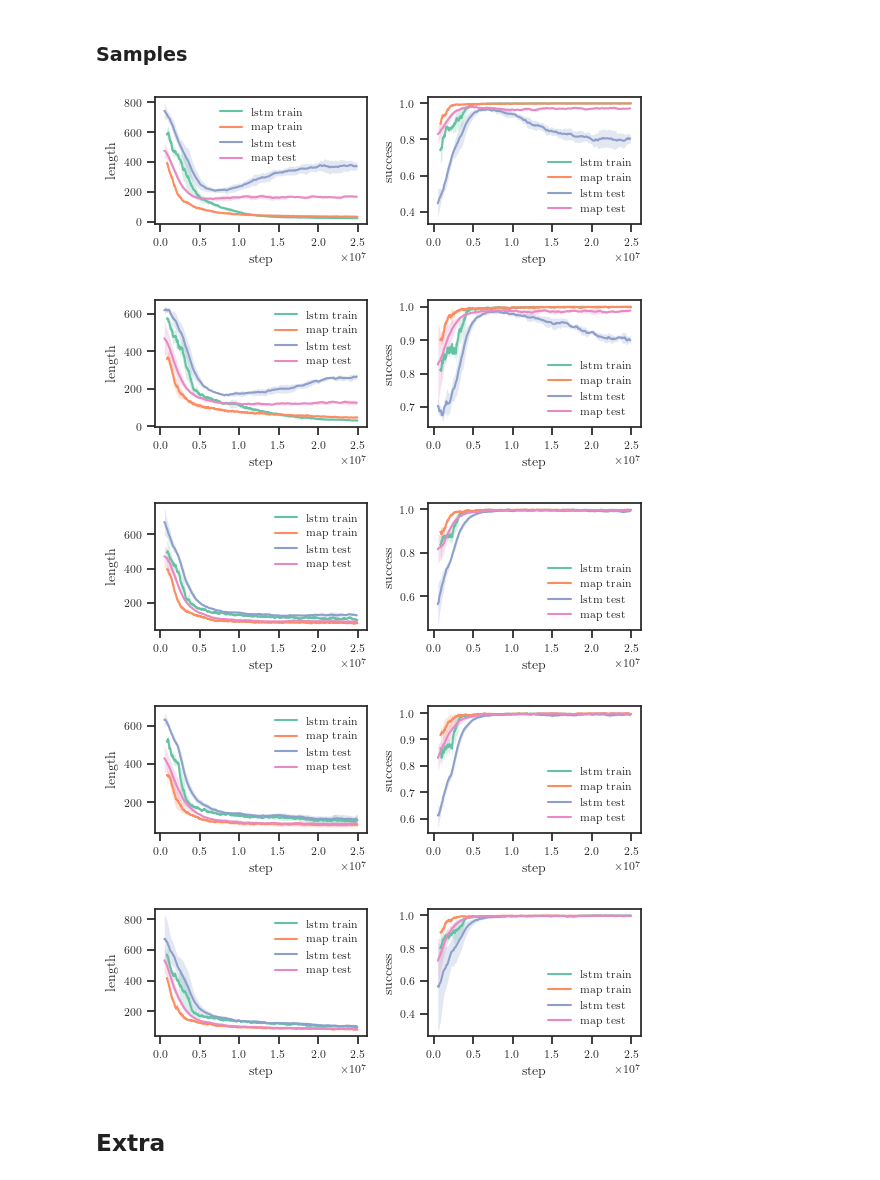
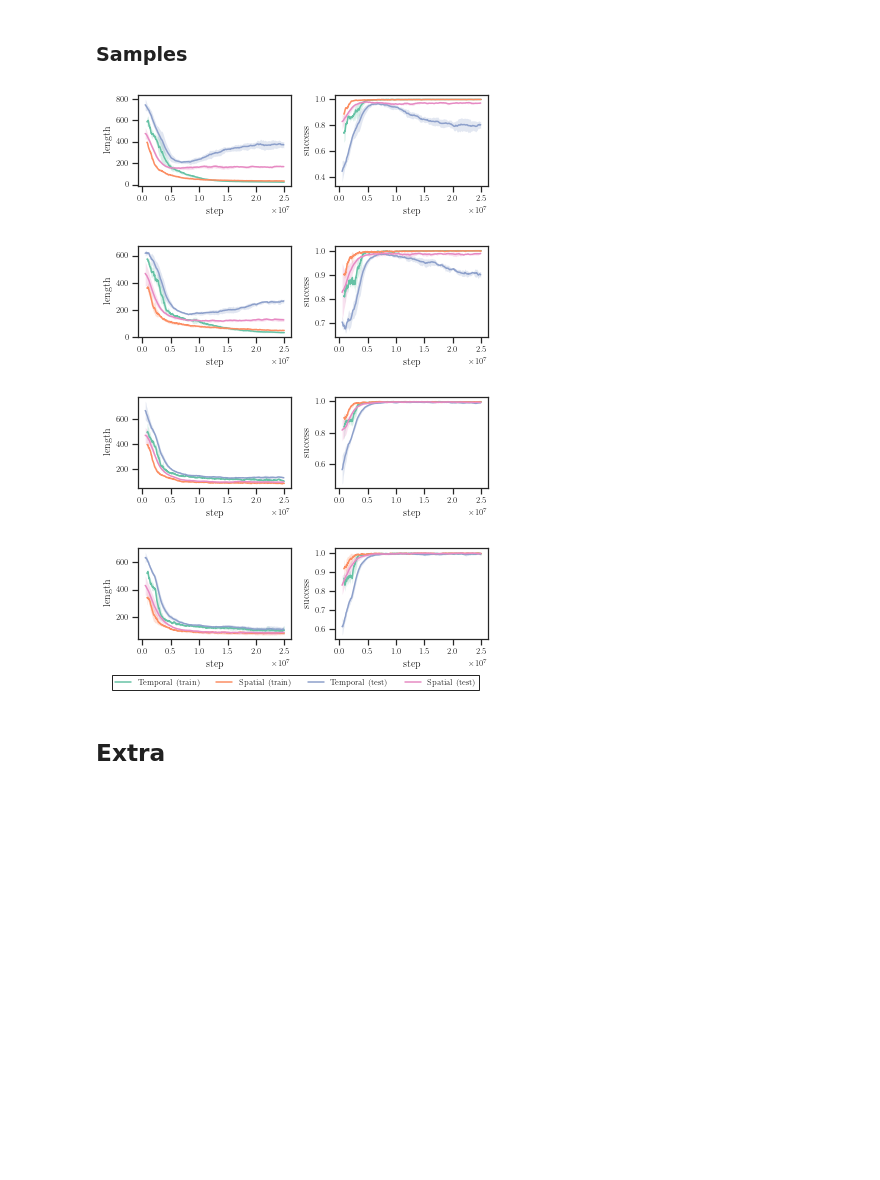
Before and after one commit to fumlig/visualsearch, a Jupyter notebook: plot.ipynb, the cells around one changed output. Saved outputs shown, nothing was run; the diff lists cells and outputs as text; code cells hidden in the pictures; blank space fills up the shorter version.

```diff
--- a/plot.ipynb
+++ b/plot.ipynb
@@ -300,8 +317,8 @@ for environment in environments:
     fig, ax = plt.subplots(figsize=figsize(width=TEXTWIDTH_IN))
 
     data = {
-        "lstm": [f"results/{environment}/lstm/{seed}/train.csv" for seed in seeds],
-        "map": [f"results/{environment}/map/{seed}/train.csv" for seed in seeds],
+        r"Temporal ($\textrm{RNN}_\textrm{lstm}$)": [f"results/{environment}/lstm/{seed}/train.csv" for seed in seeds],
+        r"Spatial ($\textrm{RNN}_\textrm{map}$)": [f"results/{environment}/map/{seed}/train.csv" for seed in seeds],
     }
 
     for label, csv_files in data.items():
@@ -367,12 +391,12 @@ shapes = [10, 15, 20]
 fields = ["length", "success"]
 seeds = [0, 1, 2, 3]
 
-for shape in shapes:
+for i, shape in enumerate(shapes):
     fig, axs = plt.subplots(1, 2, figsize=figsize(width=TEXTWIDTH_IN, ratio=0.4))
 
     data = {
-        "lstm": [f"results/shape/lstm/{shape}/{seed}/train.csv" for seed in seeds],
-        "map": [f"results/shape/map/{shape}/{seed}/train.csv" for seed in seeds],
+        r"Temporal": [f"results/shape/lstm/{shape}/{seed}/train.csv" for seed in seeds],
+        r"Spatial": [f"results/shape/map/{shape}/{seed}/train.csv" for seed in seeds],
     }
 
     for ax, field in zip(axs, fields):
@@ -382,9 +406,12 @@ for shape in shapes:
 
         ax.set_xlabel("step")
         ax.set_ylabel(field)
-        ax.legend(frameon=False)
 
-    #fig.suptitle(fr"${shape} \times {shape}$ search space")
+    if i == len(shapes) - 1:
+        handles, labels = plt.gca().get_legend_handles_labels()
+        by_label = dict(zip(labels, handles))
+        fig.legend(by_label.values(), by_label.keys(), ncol=len(shapes), loc="lower center", bbox_to_anchor=(0.5, -0.1))
+
     fig.tight_layout()
-    fig.savefig(figpath(f"shape-{shape}"))
+    fig.savefig(figpath(f"shape-{shape}"), bbox_inches="tight")
 # %% [output]
@@ -396,45 +423,50 @@ for shape in shapes:
 # %%
 timesteps = int(25e6)
 fields = ["length", "success"]
 seeds = range(3)
-samples = [500, 1000, 5000, 10000, "null"]
+samples = [500, 1000, 5000, 10000]
 
-for sample in samples:
+
+for i, sample in enumerate(samples):
+
     fig, axs = plt.subplots(1, 2, figsize=figsize(width=TEXTWIDTH_IN, ratio=0.35))
 
     train_data = {
-        "lstm train": [f"results/sample/lstm/{sample}/{seed}/train.csv" for seed in seeds],
-        "map train": [f"results/sample/map/{sample}/{seed}/train.csv" for seed in seeds],
+        "Temporal (train)": [f"results/sample/lstm/{sample}/{seed}/train.csv" for seed in seeds],
+        "Spatial (train)": [f"results/sample/map/{sample}/{seed}/train.csv" for seed in seeds],
     }
 
     test_data = {
-        "lstm test": [f"results/sample/lstm/{sample}/{seed}/test.csv" for seed in seeds],
-        "map test": [f"results/sample/map/{sample}/{seed}/test.csv" for seed in seeds],
+        "Temporal (test)": [f"results/sample/lstm/{sample}/{seed}/test.csv" for seed in seeds],
+        "Spatial (test)": [f"results/sample/map/{sample}/{seed}/test.csv" for seed in seeds],
     }
 
     for ax, field in zip(axs, fields):
 
         for label, csv_files in train_data.items():
             raw_data = np.array([read_csv(f, field) for f in csv_files])
             plot_values(ax, raw_data, label=label, smoothing=0.9, first_valid=50, x_scale=timesteps/raw_data.shape[1])
 
+
         for label, csv_files in test_data.items():
             raw_data = np.array([read_csv(f, field) for f in csv_files])
             plot_values(ax, raw_data, label=label, smoothing=0.9, first_valid=5, x_scale=timesteps/raw_data.shape[1])
 
         ax.set_xlabel("step")
         ax.set_ylabel(field)
-        ax.legend(frameon=False)
 
-    #fig.suptitle(f"{sample} training samples", fontsize=10)
+    if i == len(samples) - 1:
+        handles, labels = plt.gca().get_legend_handles_labels()
+        by_label = dict(zip(labels, handles))
+        fig.legend(by_label.values(), by_label.keys(), ncol=len(samples), loc="lower center", bbox_to_anchor=(0.5, -0.1))
+
     fig.tight_layout()
-    fig.savefig(figpath(f"sample-{sample}"))
+    fig.savefig(figpath(f"sample-{sample}"), bbox_inches="tight")
 # %% [output]
-[figure, old version]
+[figure, new version]
-[figure, old version]
+[figure, new version]
-[figure, old version]
+[figure, new version]
-[figure, old version]
+[figure, new version]
-[figure, removed]
 # %% [markdown]
 ## Extra
 # %% [markdown]
```
Also changed, not shown: parts of 6 cells of this notebook, 53 other files.
